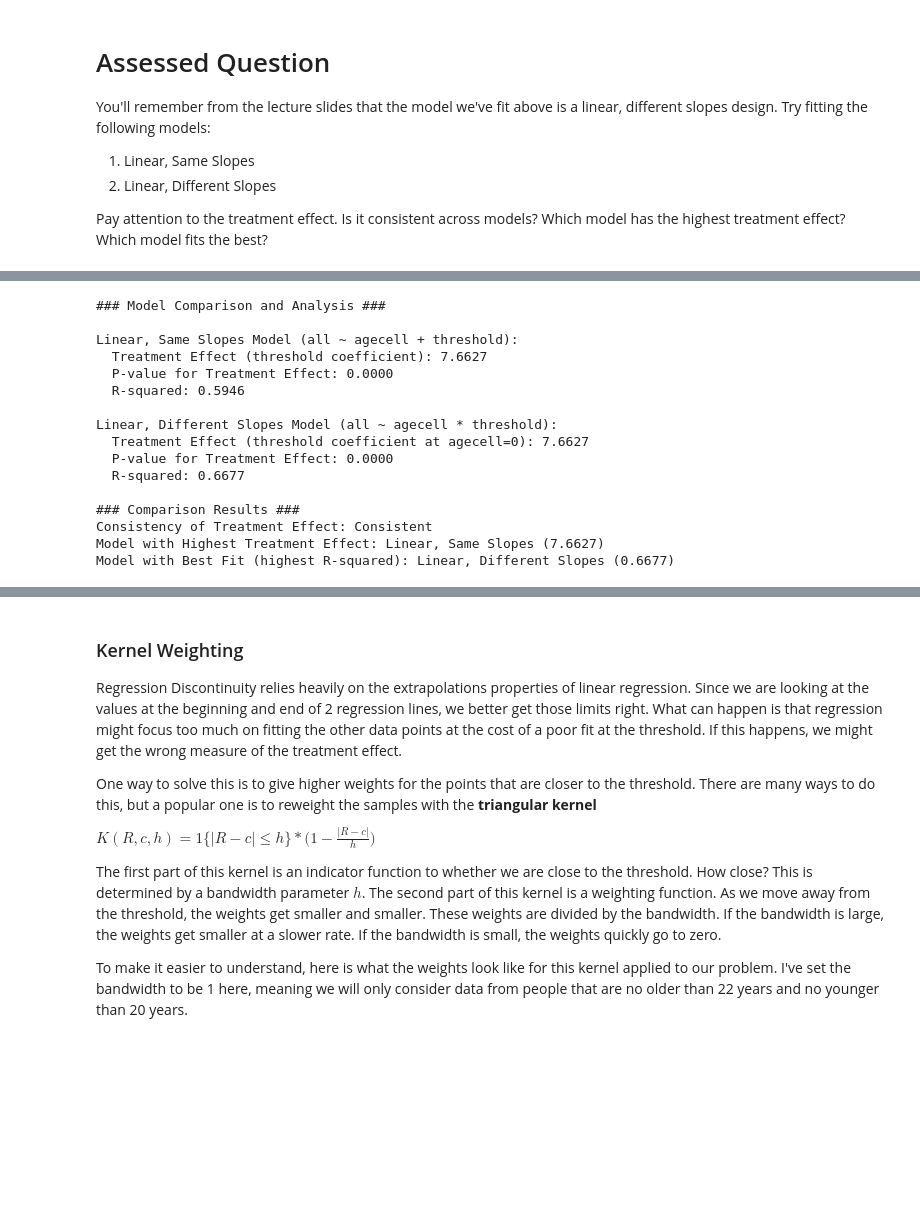
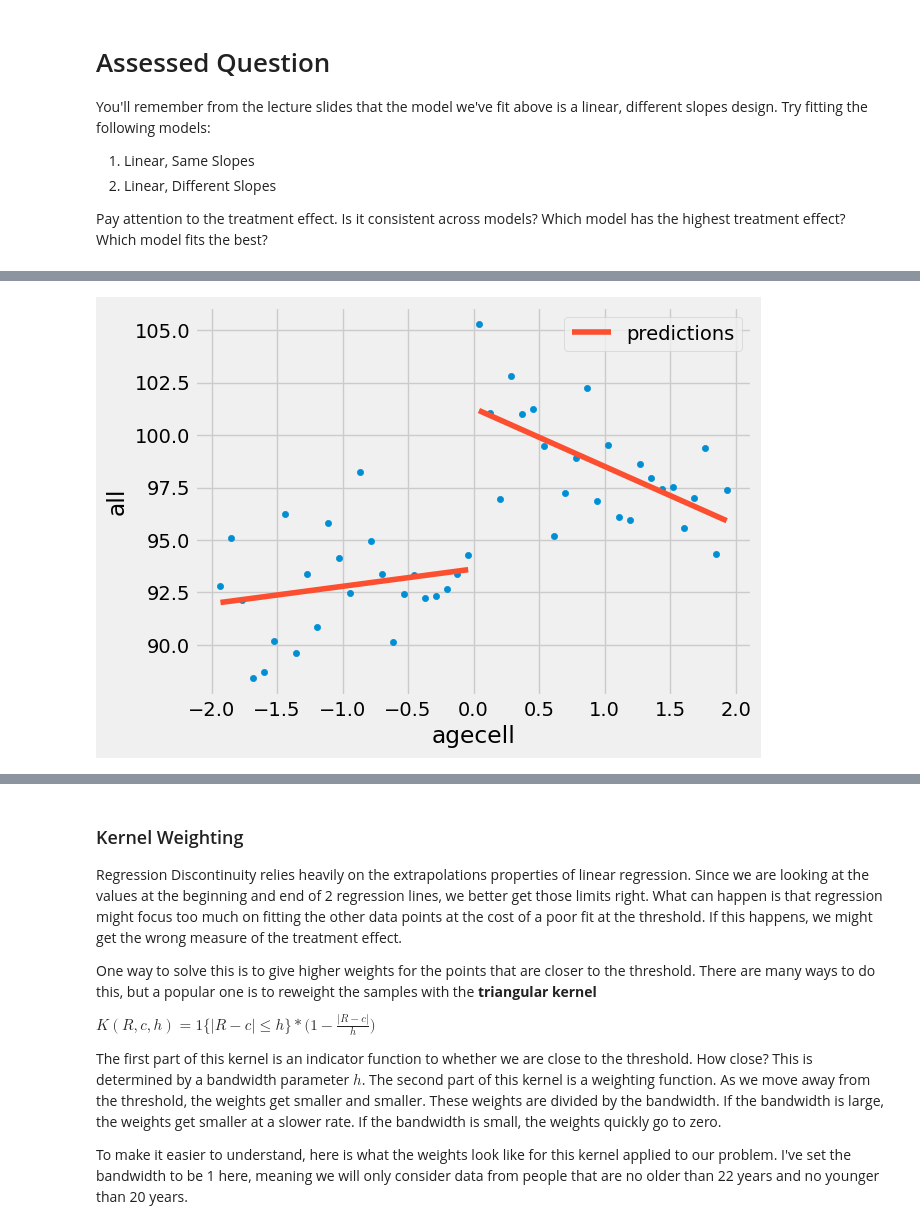
Before and after one commit to DiegoArgn/QM-2, a Jupyter notebook: w09_regression_discontinuity.ipynb, the cells around one changed output, grey strips where cells are left out. Cells and saved outputs as stored; diff of their text form; code cells hidden in the pictures; blank space fills up the shorter version.

```diff
--- a/w09_regression_discontinuity.ipynb
+++ b/w09_regression_discontinuity.ipynb
@@ -280,6 +287,3 @@ Covariance Type:            nonrobust
 
 Notes:
 [1] Standard Errors assume that the covariance matrix of the errors is correctly specified.
-# %%
-model_different_slopes = smf.wls("all ~ agecell * threshold", rdd_df).fit()
-print(model_different_slopes.summary())
@@ -304,64 +290,9 @@ Notes:
-# %%
-print("### Model Comparison and Analysis ###\n")
-
-# --- Linear, Same Slopes Model ---
-# Treatment effect is the coefficient of 'threshold'
-ate_same_slopes = model_same_slopes.params["threshold"]
-r_squared_same_slopes = model_same_slopes.rsquared
-p_value_same_slopes = model_same_slopes.pvalues["threshold"]
-
-print(f"Linear, Same Slopes Model (all ~ agecell + threshold):")
-print(f"  Treatment Effect (threshold coefficient): {ate_same_slopes:.4f}")
-print(f"  P-value for Treatment Effect: {p_value_same_slopes:.4f}")
-print(f"  R-squared: {r_squared_same_slopes:.4f}\n")
-
-# --- Linear, Different Slopes Model ---
-# Treatment effect at agecell=0 is the coefficient of 'threshold'
-ate_different_slopes = model_different_slopes.params["threshold"]
-r_squared_different_slopes = model_different_slopes.rsquared
-p_value_different_slopes = model_different_slopes.pvalues["threshold"]
-
-print(f"Linear, Different Slopes Model (all ~ agecell * threshold):")
-print(f"  Treatment Effect (threshold coefficient at agecell=0): {ate_different_slopes:.4f}")
-print(f"  P-value for Treatment Effect: {p_value_different_slopes:.4f}")
-print(f"  R-squared: {r_squared_different_slopes:.4f}\n")
-
-# --- Comparison ---
-print("### Comparison Results ###")
-print(f"Consistency of Treatment Effect: {'Consistent' if abs(ate_same_slopes - ate_different_slopes) < 0.001 else 'Not Consistent'}")
-
-if ate_same_slopes > ate_different_slopes:
-    highest_effect_model = "Linear, Same Slopes"
-    highest_effect_value = ate_same_slopes
-else:
-    highest_effect_model = "Linear, Different Slopes"
-    highest_effect_value = ate_different_slopes
-print(f"Model with Highest Treatment Effect: {highest_effect_model} ({highest_effect_value:.4f})")
-
-if r_squared_same_slopes > r_squared_different_slopes:
-    best_fit_model = "Linear, Same Slopes"
-    best_fit_value = r_squared_same_slopes
-else:
-    best_fit_model = "Linear, Different Slopes"
-    best_fit_value = r_squared_different_slopes
-print(f"Model with Best Fit (highest R-squared): {best_fit_model} ({best_fit_value:.4f})")
-# %% [output]
-### Model Comparison and Analysis ###
-
-Linear, Same Slopes Model (all ~ agecell + threshold):
-  Treatment Effect (threshold coefficient): 7.6627
-  P-value for Treatment Effect: 0.0000
-  R-squared: 0.5946
-
-Linear, Different Slopes Model (all ~ agecell * threshold):
-  Treatment Effect (threshold coefficient at agecell=0): 7.6627
-  P-value for Treatment Effect: 0.0000
-  R-squared: 0.6677
-
-### Comparison Results ###
-Consistency of Treatment Effect: Consistent
-Model with Highest Treatment Effect: Linear, Same Slopes (7.6627)
-Model with Best Fit (highest R-squared): Linear, Different Slopes (0.6677)
+# %%
+ax = drinking.plot.scatter(x="agecell", y="all", color="C0")
+drinking.assign(predictions=model_different_slopes.fittedvalues).plot(x="agecell", y="predictions", ax=ax, color="C1")
+plt.show()
+# %% [output]
+[figure, added]
 # %% [markdown]
 
 
```
Also changed, not shown: parts of 13 cells of this notebook.
